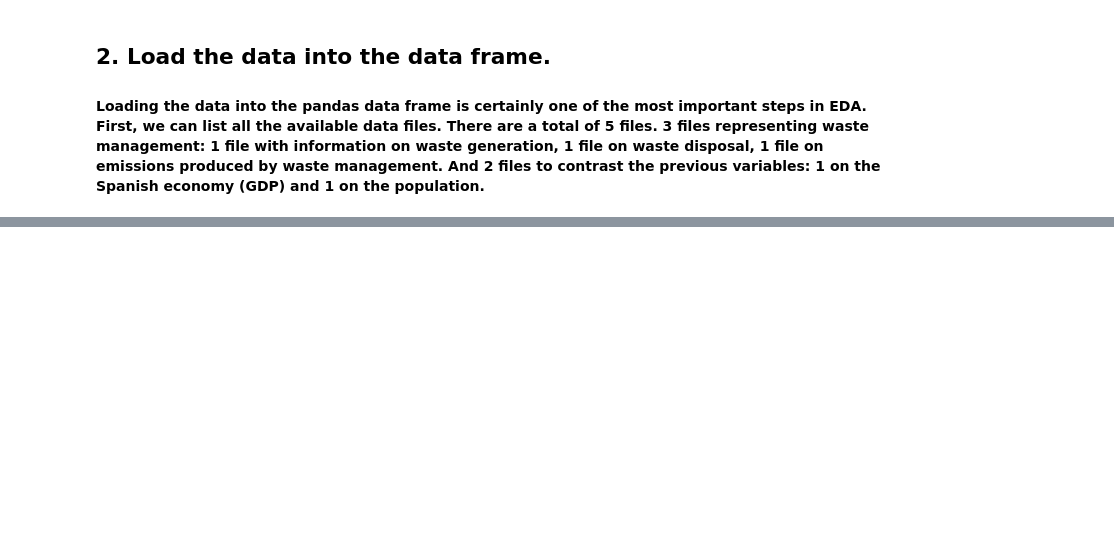
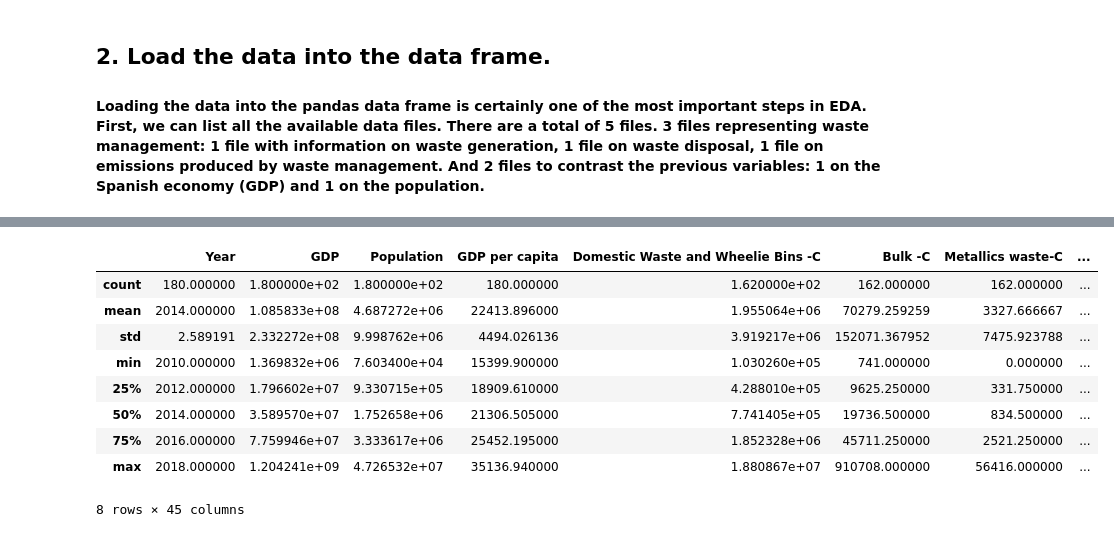
Before and after one commit to Marycruz1189/MaryC-MezaR, a Jupyter notebook: data_science_bootcamp_2021/Waste_Management_EDA_proyect/src/main.ipynb, the cells around one changed output, grey strips where cells are left out. Cells and saved outputs as stored; diff of their text form; code cells hidden in the pictures; blank space fills up the shorter version.

```diff
--- a/data_science_bootcamp_2021/Waste_Management_EDA_proyect/src/main.ipynb
+++ b/data_science_bootcamp_2021/Waste_Management_EDA_proyect/src/main.ipynb
@@ -45,0 +169,3 @@ waste_emissions = pd.read_excel(emissions)
+# %%
+waste_management = rename_db(waste_management)
+waste_management.head(3)
@@ -45,0 +184,13 @@ waste_emissions = pd.read_excel(emissions)
+# %%
+waste_management.describe()
+# %% [output]
+|  | Year | GDP | Population | GDP per capita | Domestic Waste and Wheelie Bins -C | Bulk -C | Metallics waste-C | ... |
+| count | 180.000000 | 1.800000e+02 | 1.800000e+02 | 180.000000 | 1.620000e+02 | 162.000000 | 162.000000 | ... |
+| mean | 2014.000000 | 1.085833e+08 | 4.687272e+06 | 22413.896000 | 1.955064e+06 | 70279.259259 | 3327.666667 | ... |
+| std | 2.589191 | 2.332272e+08 | 9.998762e+06 | 4494.026136 | 3.919217e+06 | 152071.367952 | 7475.923788 | ... |
+| min | 2010.000000 | 1.369832e+06 | 7.603400e+04 | 15399.900000 | 1.030260e+05 | 741.000000 | 0.000000 | ... |
+| 25% | 2012.000000 | 1.796602e+07 | 9.330715e+05 | 18909.610000 | 4.288010e+05 | 9625.250000 | 331.750000 | ... |
+| 50% | 2014.000000 | 3.589570e+07 | 1.752658e+06 | 21306.505000 | 7.741405e+05 | 19736.500000 | 834.500000 | ... |
+| 75% | 2016.000000 | 7.759946e+07 | 3.333617e+06 | 25452.195000 | 1.852328e+06 | 45711.250000 | 2521.250000 | ... |
+| max | 2018.000000 | 1.204241e+09 | 4.726532e+07 | 35136.940000 | 1.880867e+07 | 910708.000000 | 56416.000000 | ... |
+8 rows × 45 columns
```
Also changed, not shown: parts of 26 cells of this notebook, 20 other files.
